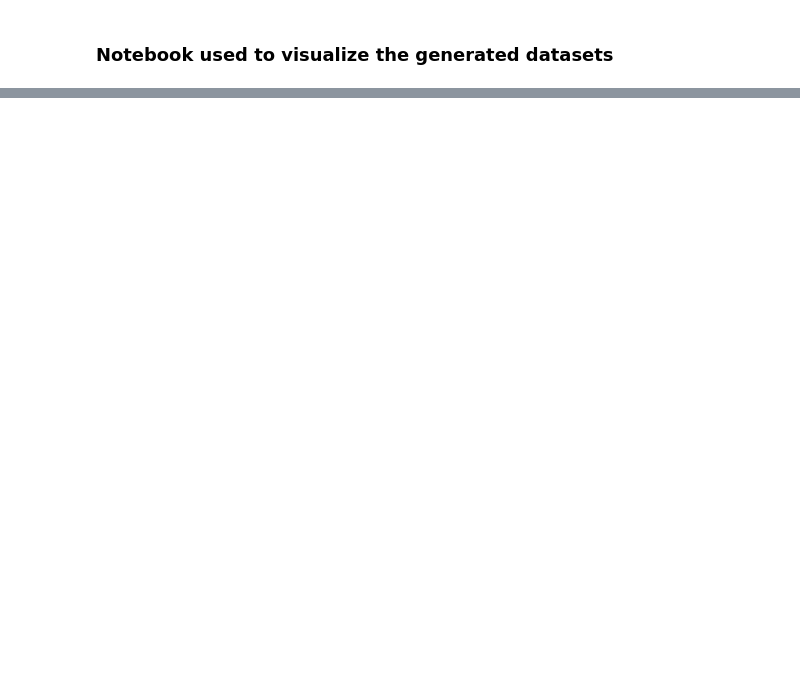
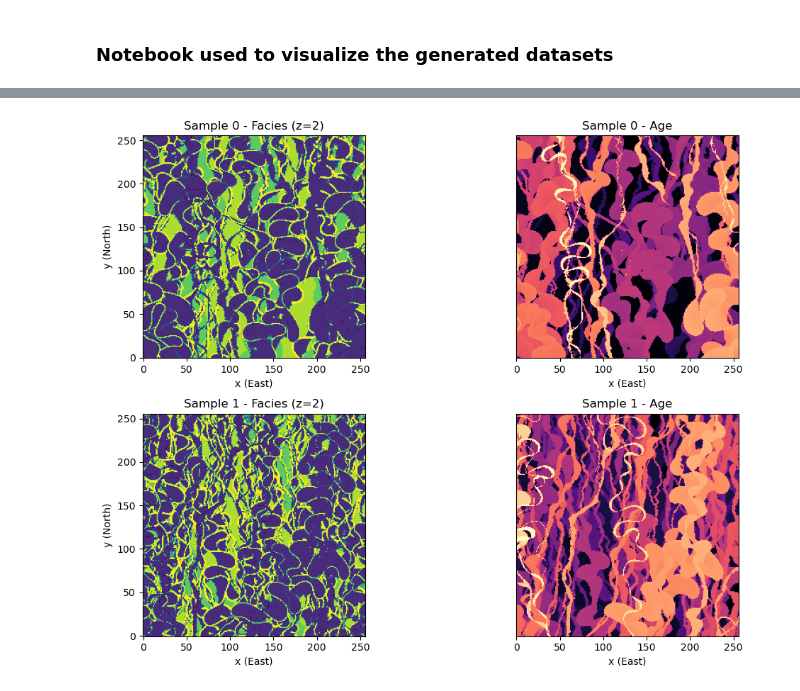
Before and after one commit to Matglassaa/Thesis-project-DGM, a Jupyter notebook: data/dataset_visualization.ipynb, the cells around one changed output, grey strips where cells are left out. Cells and saved outputs as stored; diff of their text form; code cells hidden in the pictures; blank space fills up the shorter version.

```diff
--- a/data/dataset_visualization.ipynb
+++ b/data/dataset_visualization.ipynb
@@ -97,0 +7,93 @@ visualize_clean_facies(file_path)
+# %%
+import os
+import h5py
+import numpy as np
+import matplotlib.pyplot as plt
+
+def visualize_h5_batch(file_path, max_samples=5, slice_axis='y', slice_idx=None):
+    """
+    Visualizes samples from a single HDF5 batch file.
+
+    Args:
+        file_path (str): Path to the .h5 file.
+        max_samples (int): Maximum number of samples to display.
+        slice_axis (str): 'x', 'y', or 'z' (direction to slice through).
+        slice_idx (int): Index to slice at. If None, uses the middle of the volume.
+    """
+    if not os.path.exists(file_path):
+        print(f"Error: File {file_path} not found.")
+        return
+
+    with h5py.File(file_path, 'r') as f:
+        # 1. Get total available samples in this file
+        total_in_file = f['facies'].shape[0]
+        n_show = min(total_in_file, max_samples)
+
+        print(f"Visualizing {n_show} samples from {os.path.basename(file_path)}...")
+
+        # 2. Setup Figure
+        fig, ax = plt.subplots(nrows=n_show, ncols=2, figsize=(12, 4 * n_show))
+
+        # Handle single sample case (matplotlib squeeze behavior)
+        if n_show == 1:
+            ax = np.expand_dims(ax, axis=0)
+
+        # 3. Loop through the samples inside the HDF5
+        for i in range(n_show):
+            # Load the 3D volume for the i-th sample
+            # Shape is (nx, ny, nz)
+            fac_vol = f['facies'][i]
+            age_vol = f['age'][i]
+
+            # 4. Determine Slicing Logic
+            nx, ny, nz = fac_vol.shape
+
+            if slice_axis == 'z': # Map View (Top-down)
+                idx = slice_idx if slice_idx is not None else nz // 2
+                slc_fac = fac_vol[:, :, idx]
+                slc_age = age_vol[:, :, idx]
+                ylabel = "y (North)"
+                xlabel = "x (East)"
+                aspect = 'equal'
+
+            elif slice_axis == 'y': # Cross-section (Side view along Y)
+                idx = slice_idx if slice_idx is not None else ny // 2
+                # We transpose (.T) to put Z on vertical axis for geological view
+                slc_fac = fac_vol[:, idx, :].T
+                slc_age = age_vol[:, idx, :].T
+                ylabel = "z (Depth)"
+                xlabel = "x (East)"
+                aspect = 'auto' # Often better for Z-exaggeration
+
+            elif slice_axis == 'x': # Cross-section (Side view along X)
+                idx = slice_idx if slice_idx is not None else nx // 2
+                slc_fac = fac_vol[idx, :, :].T
+                slc_age = age_vol[idx, :, :].T
+                ylabel = "z (Depth)"
+                xlabel = "y (North)"
+                aspect = 'auto'
+
+            # 5. Plotting
+            # -- Column 1: Facies --
+            ax[i, 0].imshow(slc_fac, origin='lower', cmap='viridis', aspect=aspect)
+            ax[i, 0].set_title(f"Sample {i} - Facies ({slice_axis}={idx})")
+            ax[i, 0].set_ylabel(ylabel)
+            ax[i, 0].set_xlabel(xlabel)
+
+            # -- Column 2: Age --
+            ax[i, 1].imshow(slc_age, origin='lower', cmap='magma', aspect=aspect)
+            ax[i, 1].set_title(f"Sample {i} - Age")
+            ax[i, 1].set_xlabel(xlabel)
+            # Remove y-ticks for the second plot to clean up look
+            ax[i, 1].set_yticks([])
+
+    plt.tight_layout()
+    plt.show()
+
+# --- Usage Example ---
+# Point this to one of your generated batch files
+file_path = os.path.join("data", "datasets", "training", "flumy_batch_0002.h5")
+
+# View 3 samples, cutting through the Y-axis (Cross-section) at index 50
+visualize_h5_batch(file_path, max_samples=10, slice_axis='z', slice_idx=2)
+# %% [output]
@@ -97,0 +101 @@ visualize_clean_facies(file_path)
+[figure, added]
```
Also changed, not shown: parts of 4 cells of this notebook, 6 other files.
